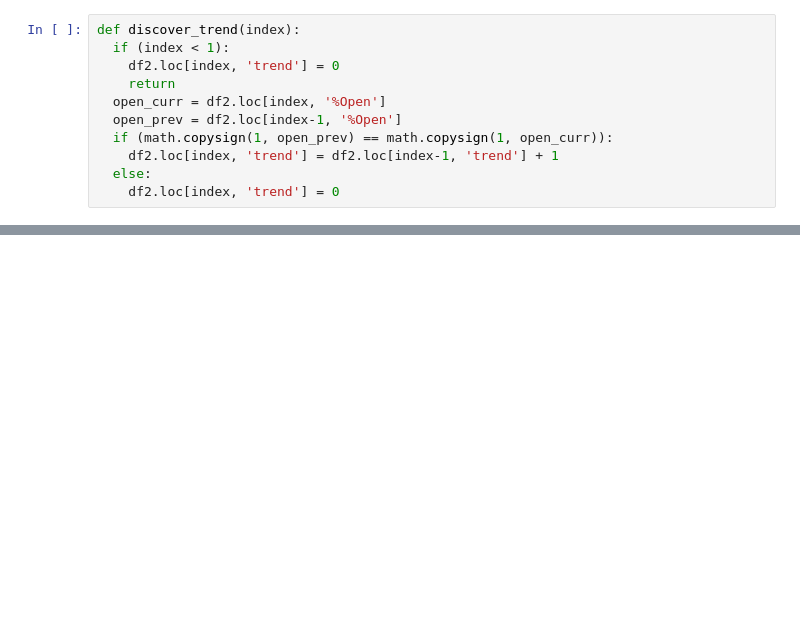
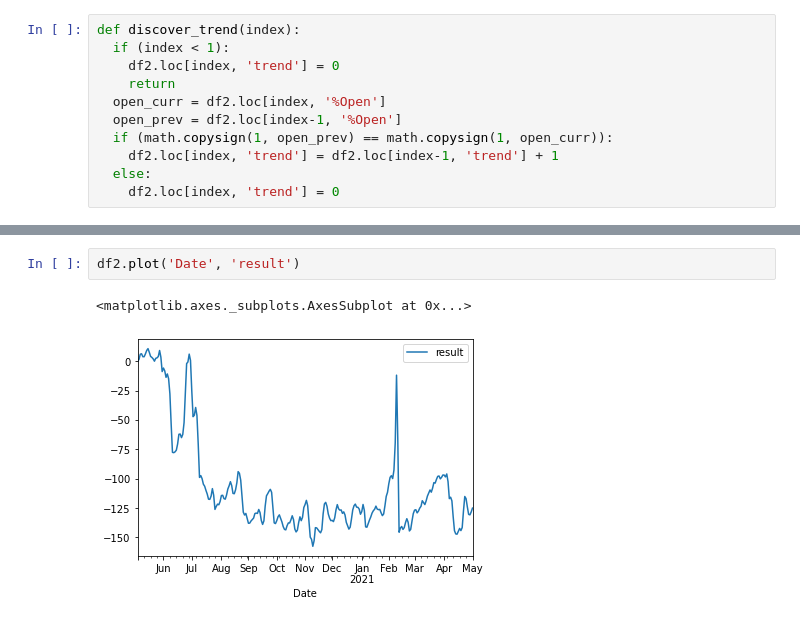
Before and after one commit to v5v5/trading, a Jupyter notebook: trade_strategy.ipynb, the cells around one changed output, grey strips where cells are left out. Cells and saved outputs as stored; diff of their text form; blank space fills up the shorter version.

```diff
--- a/trade_strategy.ipynb
+++ b/trade_strategy.ipynb
@@ -201,0 +205,5 @@ df2.describe()
+# %%
+df2.plot('Date', 'result')
+# %% [output]
+<matplotlib.axes._subplots.AxesSubplot at 0x...>
+[figure, added]
```
Also changed, not shown: parts of 9 cells of this notebook.
